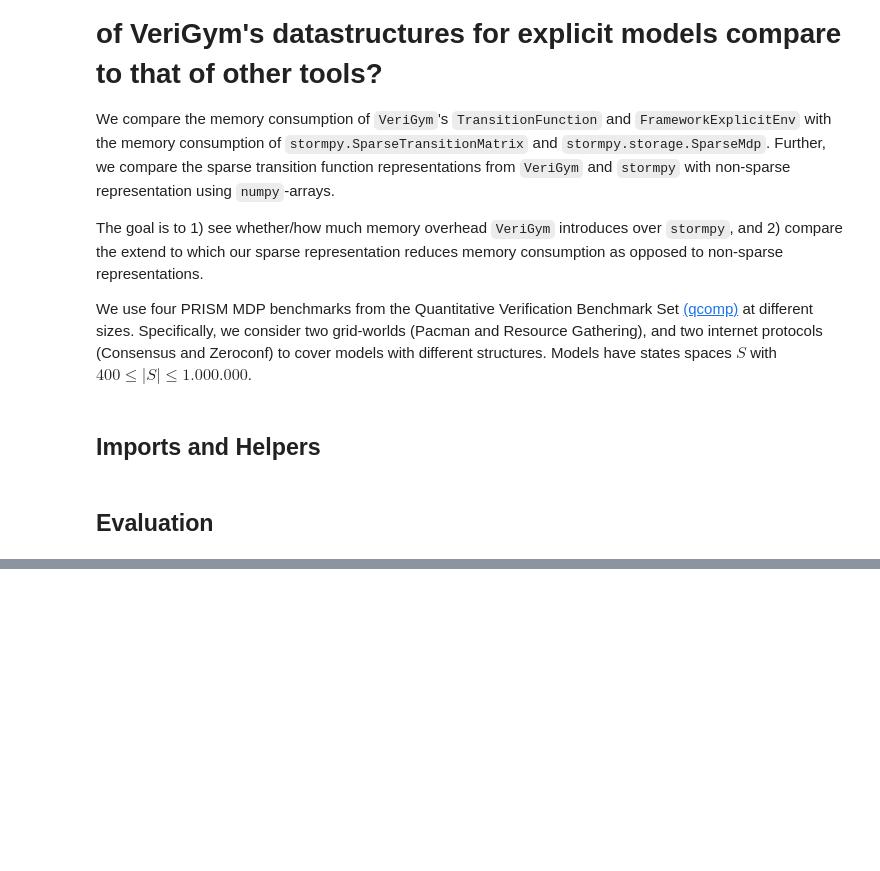
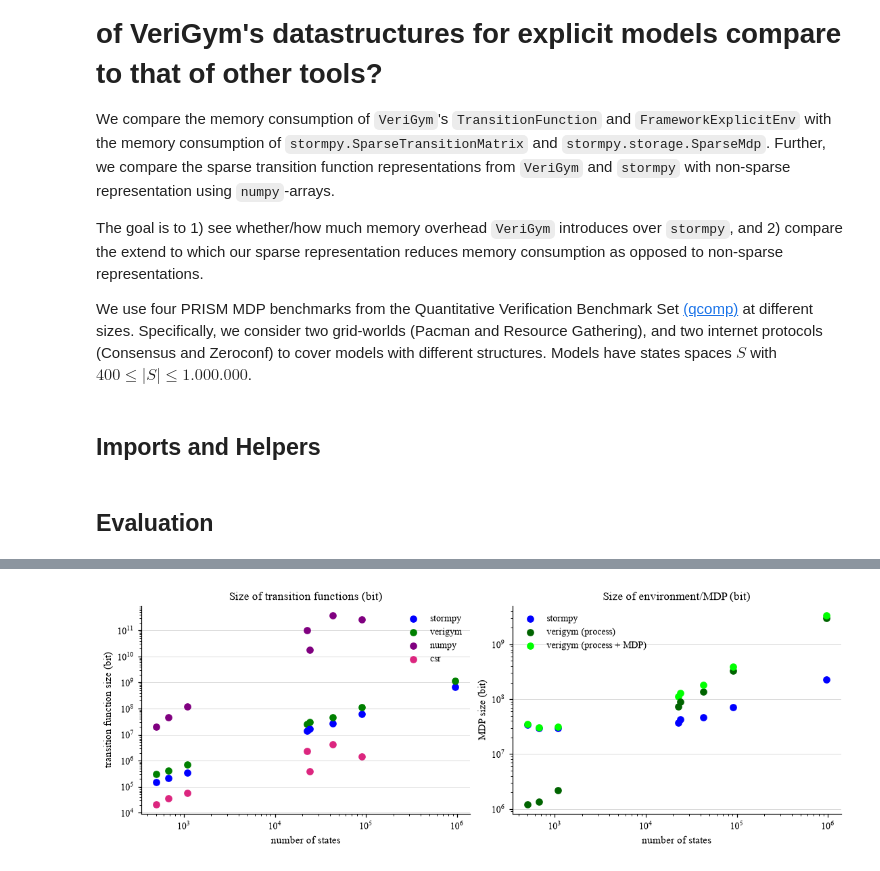
Before and after one commit to ai-fm/VeriGym, a Jupyter notebook: examples/tech_eval_mdp_memory.ipynb, the cells around one changed output, grey strips where cells are left out. Saved outputs shown, nothing was run; the diff lists cells and outputs as text; code cells hidden in the pictures; blank space fills up the shorter version.

```diff
--- a/examples/tech_eval_mdp_memory.ipynb
+++ b/examples/tech_eval_mdp_memory.ipynb
@@ -73,7 +74,7 @@ def compute_transition_matrix_size(mdp):
     return bits
 
 def transition_function_to_np(n_states, n_actions, t_dict):
-    non_sparse = np.zeros((n_states, n_actions, n_states))
+    non_sparse = np.zeros((n_states, n_actions, n_states), dtype=np.float64)
 
     for s in t_dict.keys():
         for a in t_dict[s].keys():
@@ -81,6 +82,9 @@ def transition_function_to_np(n_states, n_actions, t_dict):
                 non_sparse[s, a, s_prime] = t_dict[s][a][s_prime]
 
     return non_sparse
+
+def get_csr(tr_array):
+    return scipy.sparse.csr_array(tr_array.reshape(-1, tr_array.shape[-1]))
 # %%
 in_folder = "prism_files/"
 scripts_folder = "tech_eval_files/memory_eval/"
@@ -98,12 +102,15 @@ benchmarks = [
         "name": "Resource Gathering",
         "file": in_folder + "resource-gathering.v2.pm",
         "constants": ["B=200,GOLD_TO_COLLECT=15,GEM_TO_COLLECT=15",
-                      "B=400,GOLD_TO_COLLECT=30,GEM_TO_COLLECT=30"],
+                      "B=400,GOLD_TO_COLLECT=30,GEM_TO_COLLECT=30",
+                      "B=1300,GOLD_TO_COLLECT=100,GEM_TO_COLLECT=100"],
     }, {
         "name": "Zeroconf",
         "file": in_folder + "zeroconf.v1.prism",
         "constants": ["N=20,K=2,reset=true", "N=20,K=4,reset=true",
-                      "N=20,K=2,reset=false", "N=20,K=4,reset=false"]
+                      "N=20,K=2,reset=false", "N=20,K=4,reset=false",
+                      "N=20,K=6,reset=false"
+                      ]
     },
 ]
 # %% [markdown]
@@ -113,14 +120,18 @@ transition_function_sizes = {}
 env_or_mdp_sizes = {}
 
 for benchmark in benchmarks:
+    print(benchmark["name"])
     transition_function_sizes[benchmark["name"]] = {}
     env_or_mdp_sizes[benchmark["name"]] = {}
     for i, constants in enumerate(benchmark["constants"]):
+        print(constants)
         mdp = load_stormpy_model(
             benchmark["file"], constants=constants
         )
         env = FrameworkExplicitEnv.from_stormpy(mdp)
-        t_as_np = transition_function_to_np(env.nr_states, env.nr_actions, env.transition_function.T_dict)
+
+        if mdp.nr_states < 1e5:
+            t_as_np = transition_function_to_np(env.nr_states, env.nr_actions, env.transition_function.T_dict)
 
         res = subprocess.run(
             [
@@ -150,11 +161,13 @@ for benchmark in benchmarks:
         transition_function_sizes[benchmark["name"]][constants] = {
             "stormpy": compute_transition_matrix_size(mdp),
             "verigym": recursive_sizeof(env.transition_function),
-            "numpy": recursive_sizeof(t_as_np),
             "n_states": mdp.nr_states,
             "n_transitions": mdp.nr_transitions,
         }
-        transition_function_sizes[benchmark["name"]][constants]["numpy"] = recursive_sizeof(t_as_np)
+        if mdp.nr_states < 1e5:
+            transition_function_sizes[benchmark["name"]][constants]["numpy"] = recursive_sizeof(t_as_np)
+            csr = get_csr(t_as_np)
+            transition_function_sizes[benchmark["name"]][constants]["csr"] = recursive_sizeof(csr)
         env_or_mdp_sizes[benchmark["name"]][constants] = {
             "verigym,sizeoff": recursive_sizeof(env),
             "verigym,process": env_out["change"],
@@ -163,3 +176,4 @@ for benchmark in benchmarks:
             "n_states": mdp.nr_states,
             "n_transitions": mdp.nr_transitions,
         }
+    print()
@@ -180,33 +210,39 @@ for i, (tb, tvariants) in enumerate(transition_function_sizes.items()):
             axs[0].scatter(data["n_states"], data["numpy"],
                         label="numpy" if i == 0 and j == 0 else "",
                         color="purple")
+            axs[0].scatter(data["n_states"], data["csr"],
+                                       label="csr" if i == 0 and j == 0 else "",
+                                       color=plot_style.MAGENTA)
+
 
 axs[0].set_yscale("log")
 axs[0].set_xscale("log")
 axs[0].set_xlabel("number of states")
 axs[0].set_ylabel("transition function size (bit)")
 axs[0].legend()
 
 axs[1].set_title("Size of environment/MDP (bit)")
 for i, (eb, evariants) in enumerate(env_or_mdp_sizes.items()):
     for j, (ec, data) in enumerate(evariants.items()):
         axs[1].scatter(data["n_states"], data["stormpy,process"],
                        label="stormpy" if i == 0 and j == 0 else "",
                        color="blue")
         axs[1].scatter(data["n_states"], data["verigym,process"],
                        label="verigym (process)" if i == 0 and j == 0 else "",
                        color="darkgreen")
         axs[1].scatter(data["n_states"], data["verigym,process,w.build"],
                        label="verigym (process + MDP)" if i == 0 and j == 0 else "",
                        color="lime")
 
 axs[1].set_yscale("log")
 axs[1].set_xscale("log")
 axs[1].legend()
 axs[1].set_xlabel("number of states")
 axs[1].set_ylabel("MDP size (bit)")
 
 plt.show()
+# %% [output]
+[figure, added]
 # %%
 fig, axs = plt.subplots(1, 2)
 fig.set_figwidth(10)
```
Also changed, not shown: parts of 4 cells of this notebook.
